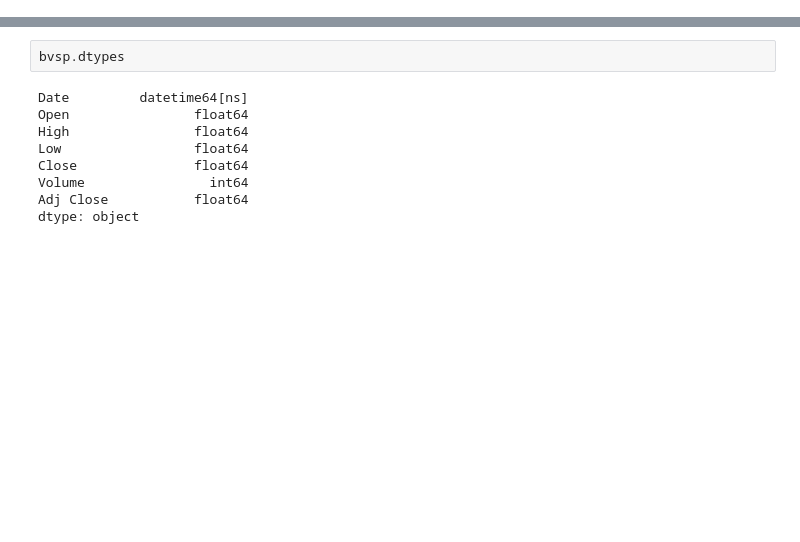
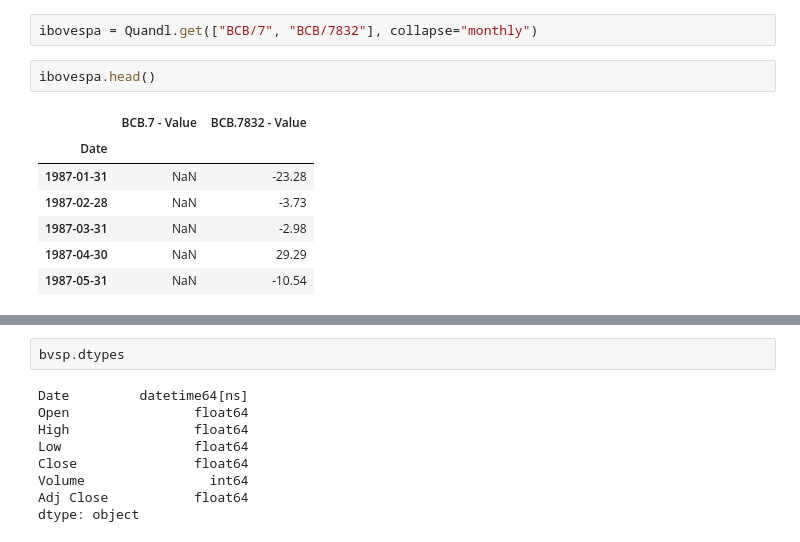
Before and after one commit to wilsonfreitas/wilsonfreitas.github.io, a Jupyter notebook: content/BVSP.ipynb, the cells around one changed output, grey strips where cells are left out. Cells and saved outputs as stored; diff of their text form; blank space fills up the shorter version.

```diff
--- a/content/BVSP.ipynb
+++ b/content/BVSP.ipynb
@@ -11,0 +27,12 @@ bvsp = pd.read_csv('datasets/BVSP-1993-2014.csv', parse_dates=[0])
+# %%
+ibovespa = Quandl.get(["BCB/7", "BCB/7832"], collapse="monthly")
+# %%
+ibovespa.head()
+# %% [output]
+|  | BCB.7 - Value | BCB.7832 - Value |
+| Date |  |  |
+| 1987-01-31 | NaN | -23.28 |
+| 1987-02-28 | NaN | -3.73 |
+| 1987-03-31 | NaN | -2.98 |
+| 1987-04-30 | NaN | 29.29 |
+| 1987-05-31 | NaN | -10.54 |
```
Also changed, not shown: parts of 6 cells of this notebook, 3 other files.
